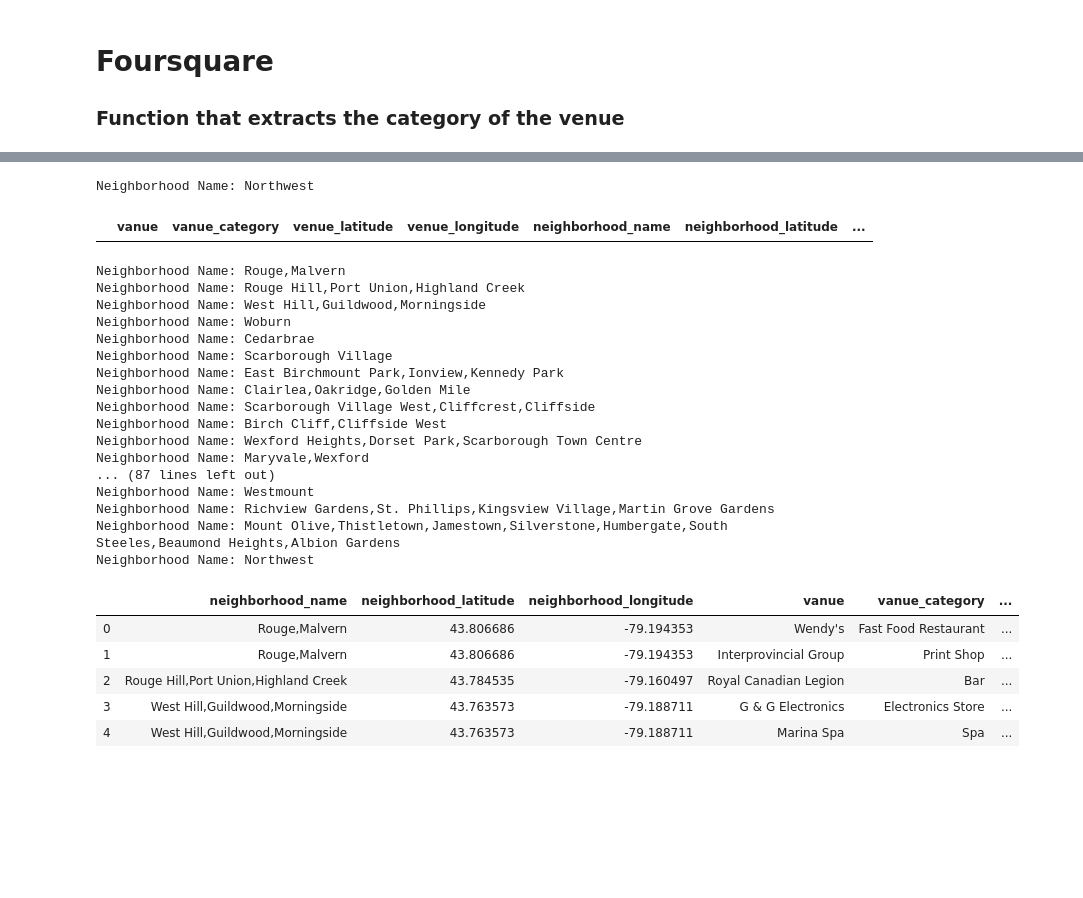
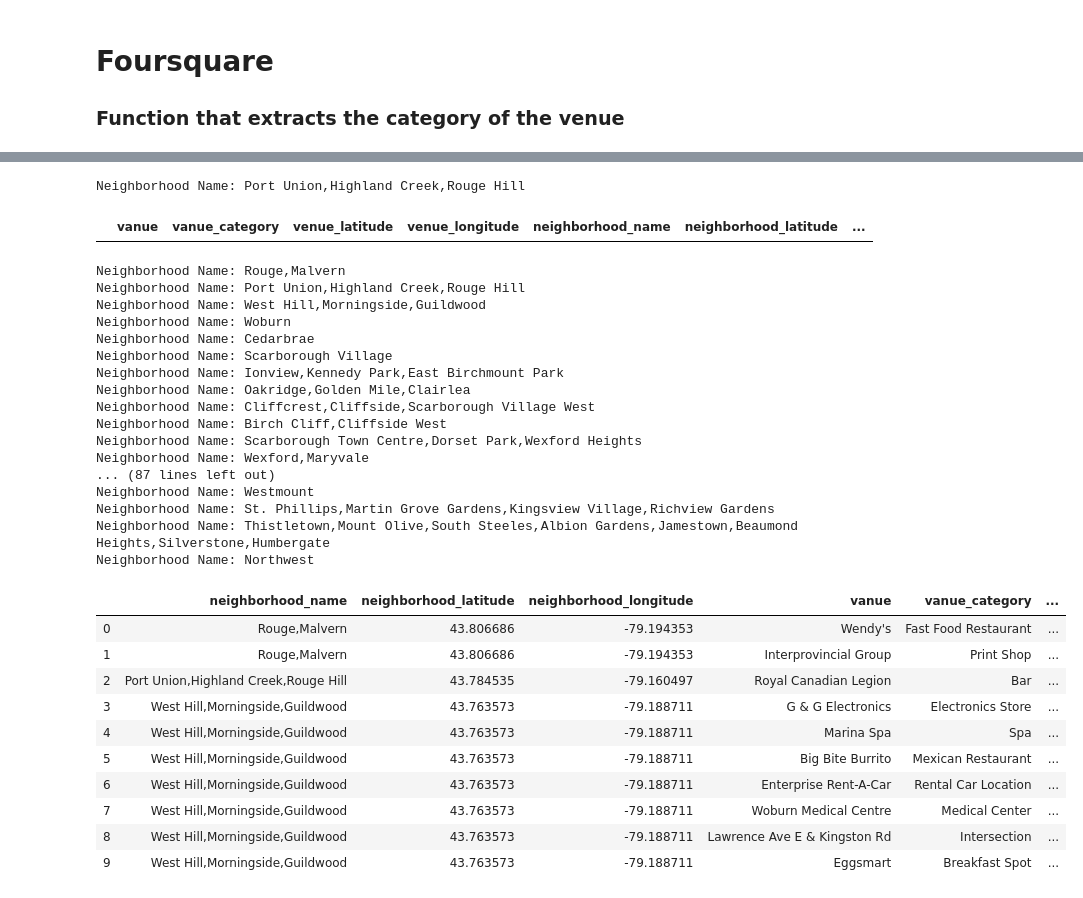
Before and after one commit to recervictory/Coursera_Capstone, a Jupyter notebook: Neighborhoods in Toronto.ipynb, the cells around one changed output, grey strips where cells are left out. Cells and saved outputs as stored; diff of their text form; code cells hidden in the pictures; blank space fills up the shorter version.

```diff
--- a/Neighborhoods in Toronto.ipynb
+++ b/Neighborhoods in Toronto.ipynb
@@ -1,6 +1,8 @@
 # %%
 from bs4 import BeautifulSoup #Web Scrapping
 import pandas as pd #library for dataframe
+pd.set_option('display.max_rows', None)
+pd.set_option('display.max_columns', None)
 import numpy as np
 from tabulate import tabulate
 import json #library for json file
@@ -121,6 +123,8 @@ map_newyork
 CLIENT_ID = 'UBLX5C1RQM4EQJIT20SYTFY2YAMDC51IIGFTHGEHKXR2T44B' # Foursquare ID
 CLIENT_SECRET = 'EQ5U14PRWPDADRFB5KEJY3CG4VBDABSWKWZQHTHSU5YPHTWO' #Foursquare Secret
 VERSION = '20180605' # Foursquare API version
+LIMIT = 100
+radius = 500
 
 print('Your credentails:')
 print('CLIENT_ID: ' + CLIENT_ID)
@@ -178,8 +182,8 @@ def foursquareVenue(neighborhood_name, neighborhood_latitude, neighborhood_longi
     return venues
 # %%
 
-neighborhood_latitude = tornto.loc[16, 'Latitude'] # neighborhood latitude value
-neighborhood_longitude = tornto.loc[16, 'Longitude'] # neighborhood longitude value
+neighborhood_latitude = tornto.loc[0, 'Latitude'] # neighborhood latitude value
+neighborhood_longitude = tornto.loc[0, 'Longitude'] # neighborhood longitude value
 
 neighborhood_name = tornto.loc[1, 'Neighborhood'] # neighborhood name
 
@@ -215,7 +207,7 @@ Neighborhood Name: Northwest
 column_names = foursquareVenue(neighborhood_name,  neighborhood_latitude, neighborhood_longitude).columns
 df = pd.DataFrame(columns = column_names)
 # %% [output]
-Neighborhood Name: Northwest
+Neighborhood Name: Port Union,Highland Creek,Rouge Hill
 # %%
 df.head()
 # %% [output]
@@ -226,29 +218,35 @@ for neighborhood_name, neighborhood_latitude, neighborhood_longitude in zip(torn
     df = pd.concat([df,x],axis=0)
 # %% [output]
 Neighborhood Name: Rouge,Malvern
-Neighborhood Name: Rouge Hill,Port Union,Highland Creek
-Neighborhood Name: West Hill,Guildwood,Morningside
+Neighborhood Name: Port Union,Highland Creek,Rouge Hill
+Neighborhood Name: West Hill,Morningside,Guildwood
 Neighborhood Name: Woburn
 Neighborhood Name: Cedarbrae
 Neighborhood Name: Scarborough Village
-Neighborhood Name: East Birchmount Park,Ionview,Kennedy Park
-Neighborhood Name: Clairlea,Oakridge,Golden Mile
-Neighborhood Name: Scarborough Village West,Cliffcrest,Cliffside
+Neighborhood Name: Ionview,Kennedy Park,East Birchmount Park
+Neighborhood Name: Oakridge,Golden Mile,Clairlea
+Neighborhood Name: Cliffcrest,Cliffside,Scarborough Village West
 Neighborhood Name: Birch Cliff,Cliffside West
-Neighborhood Name: Wexford Heights,Dorset Park,Scarborough Town Centre
-Neighborhood Name: Maryvale,Wexford
+Neighborhood Name: Scarborough Town Centre,Dorset Park,Wexford Heights
+Neighborhood Name: Wexford,Maryvale
 ... (87 lines left out)
 Neighborhood Name: Westmount
-Neighborhood Name: Richview Gardens,St. Phillips,Kingsview Village,Martin Grove Gardens
-Neighborhood Name: Mount Olive,Thistletown,Jamestown,Silverstone,Humbergate,South Steeles,Beaumond Heights,Albion Gardens
+Neighborhood Name: St. Phillips,Martin Grove Gardens,Kingsview Village,Richview Gardens
+Neighborhood Name: Thistletown,Mount Olive,South Steeles,Albion Gardens,Jamestown,Beaumond Heights,Silverstone,Humbergate
 Neighborhood Name: Northwest
 # %%
-df = df[['neighborhood_name','neighborhood_latitude', 'neighborhood_longitude','vanue', 'vanue_category', 'venue_latitude', 'venue_longitude']]
-df.head()
+df = df.reset_index()
+toronto_venues = df[['neighborhood_name','neighborhood_latitude', 'neighborhood_longitude','vanue', 'vanue_category', 'venue_latitude', 'venue_longitude']]
+toroto_venues.head(10)
 # %% [output]
 |  | neighborhood_name | neighborhood_latitude | neighborhood_longitude | vanue | vanue_category | ... |
 | 0 | Rouge,Malvern | 43.806686 | -79.194353 | Wendy's | Fast Food Restaurant | ... |
 | 1 | Rouge,Malvern | 43.806686 | -79.194353 | Interprovincial Group | Print Shop | ... |
-| 2 | Rouge Hill,Port Union,Highland Creek | 43.784535 | -79.160497 | Royal Canadian Legion | Bar | ... |
-| 3 | West Hill,Guildwood,Morningside | 43.763573 | -79.188711 | G & G Electronics | Electronics Store | ... |
-| 4 | West Hill,Guildwood,Morningside | 43.763573 | -79.188711 | Marina Spa | Spa | ... |
+| 2 | Port Union,Highland Creek,Rouge Hill | 43.784535 | -79.160497 | Royal Canadian Legion | Bar | ... |
+| 3 | West Hill,Morningside,Guildwood | 43.763573 | -79.188711 | G & G Electronics | Electronics Store | ... |
+| 4 | West Hill,Morningside,Guildwood | 43.763573 | -79.188711 | Marina Spa | Spa | ... |
+| 5 | West Hill,Morningside,Guildwood | 43.763573 | -79.188711 | Big Bite Burrito | Mexican Restaurant | ... |
+| 6 | West Hill,Morningside,Guildwood | 43.763573 | -79.188711 | Enterprise Rent-A-Car | Rental Car Location | ... |
+| 7 | West Hill,Morningside,Guildwood | 43.763573 | -79.188711 | Woburn Medical Centre | Medical Center | ... |
+| 8 | West Hill,Morningside,Guildwood | 43.763573 | -79.188711 | Lawrence Ave E & Kingston Rd | Intersection | ... |
+| 9 | West Hill,Morningside,Guildwood | 43.763573 | -79.188711 | Eggsmart | Breakfast Spot | ... |
```
Also changed, not shown: parts of 10 cells of this notebook, 1 other file.
